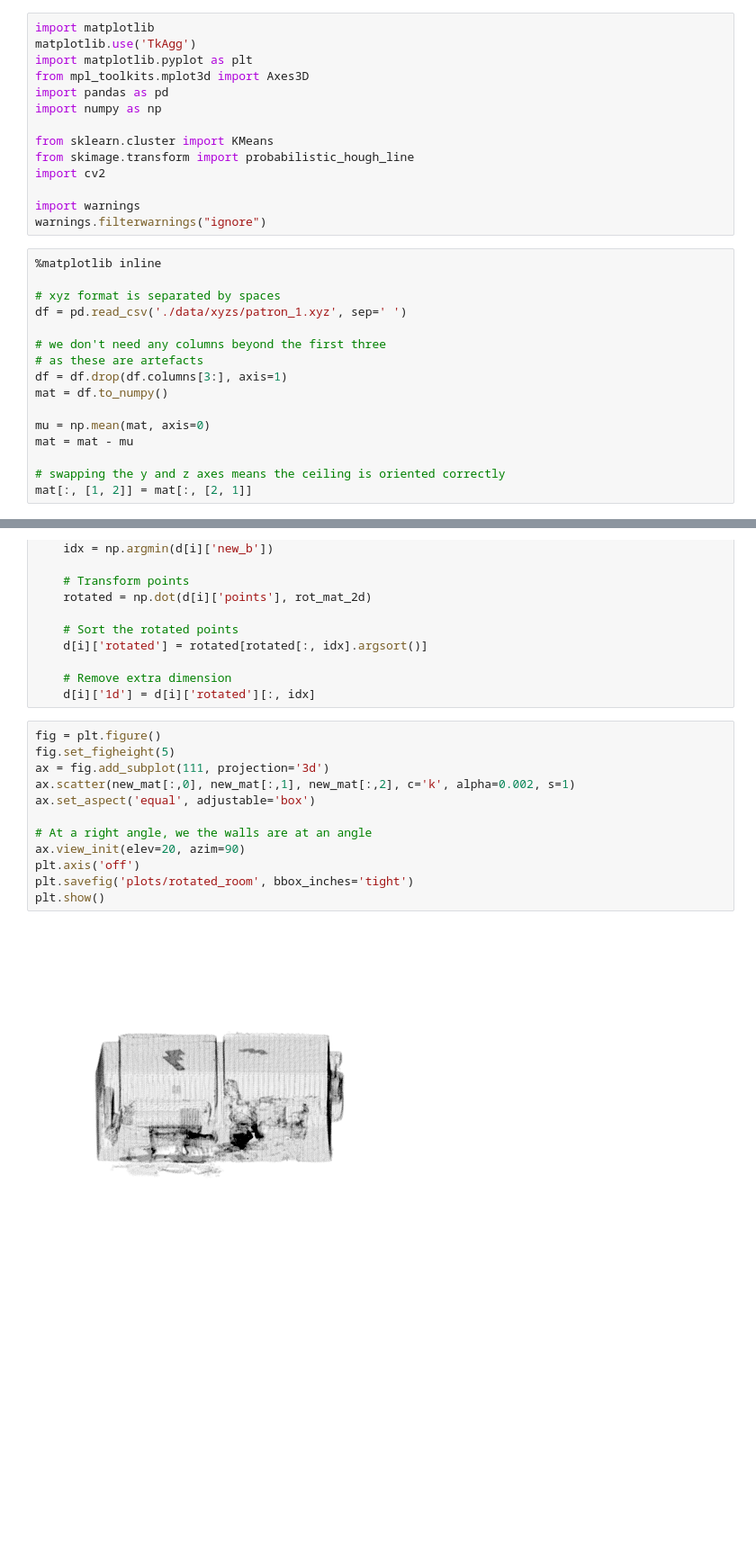
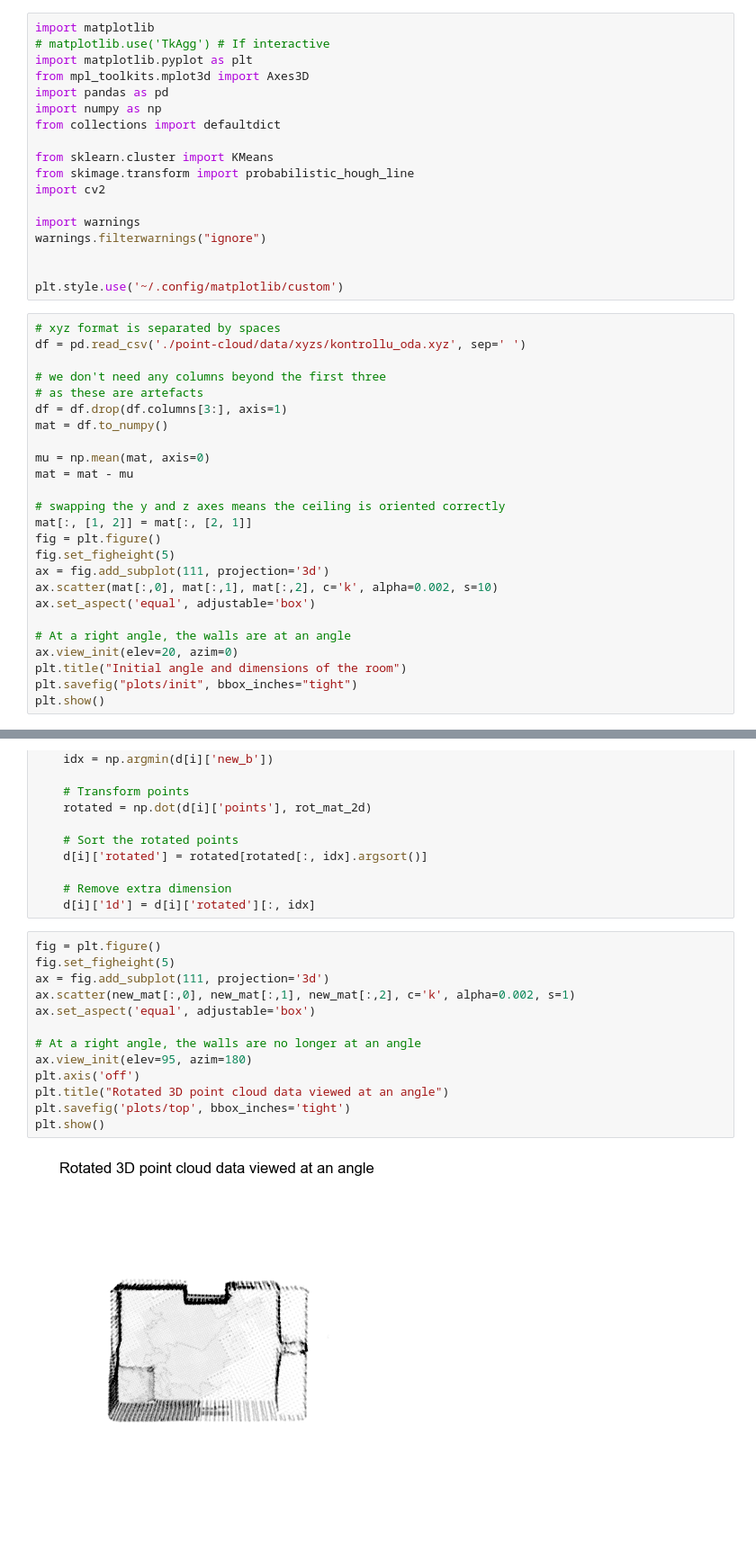
Before and after one commit to imengus/point-cloud, a Jupyter notebook: main.ipynb, the cells around one changed output, grey strips where cells are left out. Shown at 90% size. Cells and saved outputs as stored; diff of their text form; blank space fills up the shorter version.

```diff
--- a/main.ipynb
+++ b/main.ipynb
@@ -1,10 +6,11 @@
 # %%
 import matplotlib
-matplotlib.use('TkAgg')
+# matplotlib.use('TkAgg') # If interactive
 import matplotlib.pyplot as plt
 from mpl_toolkits.mplot3d import Axes3D
 import pandas as pd
 import numpy as np
+from collections import defaultdict
 
 from sklearn.cluster import KMeans
 from skimage.transform import probabilistic_hough_line
@@ -12,11 +18,12 @@ import cv2
 
 import warnings
 warnings.filterwarnings("ignore")
+
+
+plt.style.use('~/.config/matplotlib/custom')
 # %%
-%matplotlib inline
-
 # xyz format is separated by spaces
-df = pd.read_csv('./data/xyzs/patron_1.xyz', sep=' ')
+df = pd.read_csv('./point-cloud/data/xyzs/kontrollu_oda.xyz', sep=' ')
 
 # we don't need any columns beyond the first three
 # as these are artefacts
@@ -28,3 +35,14 @@ mat = mat - mu
 
 # swapping the y and z axes means the ceiling is oriented correctly
 mat[:, [1, 2]] = mat[:, [2, 1]]
+fig = plt.figure()
+fig.set_figheight(5)
+ax = fig.add_subplot(111, projection='3d')
+ax.scatter(mat[:,0], mat[:,1], mat[:,2], c='k', alpha=0.002, s=10)
+ax.set_aspect('equal', adjustable='box')
+
+# At a right angle, the walls are at an angle
+ax.view_init(elev=20, azim=0)
+plt.title("Initial angle and dimensions of the room")
+plt.savefig("plots/init", bbox_inches="tight")
+plt.show()
@@ -205,14 +236,15 @@ for i in range(2):
 # %%
 fig = plt.figure()
 fig.set_figheight(5)
 ax = fig.add_subplot(111, projection='3d')
 ax.scatter(new_mat[:,0], new_mat[:,1], new_mat[:,2], c='k', alpha=0.002, s=1)
 ax.set_aspect('equal', adjustable='box')
 
-# At a right angle, we the walls are at an angle
-ax.view_init(elev=20, azim=90)
+# At a right angle, the walls are no longer at an angle
+ax.view_init(elev=95, azim=180)
 plt.axis('off')
-plt.savefig('plots/rotated_room', bbox_inches='tight')
+plt.title("Rotated 3D point cloud data viewed at an angle")
+plt.savefig('plots/top', bbox_inches='tight')
 plt.show()
 # %% [output]
-[figure, old version]
+[figure, new version]
```
Also changed, not shown: parts of 31 cells of this notebook.
